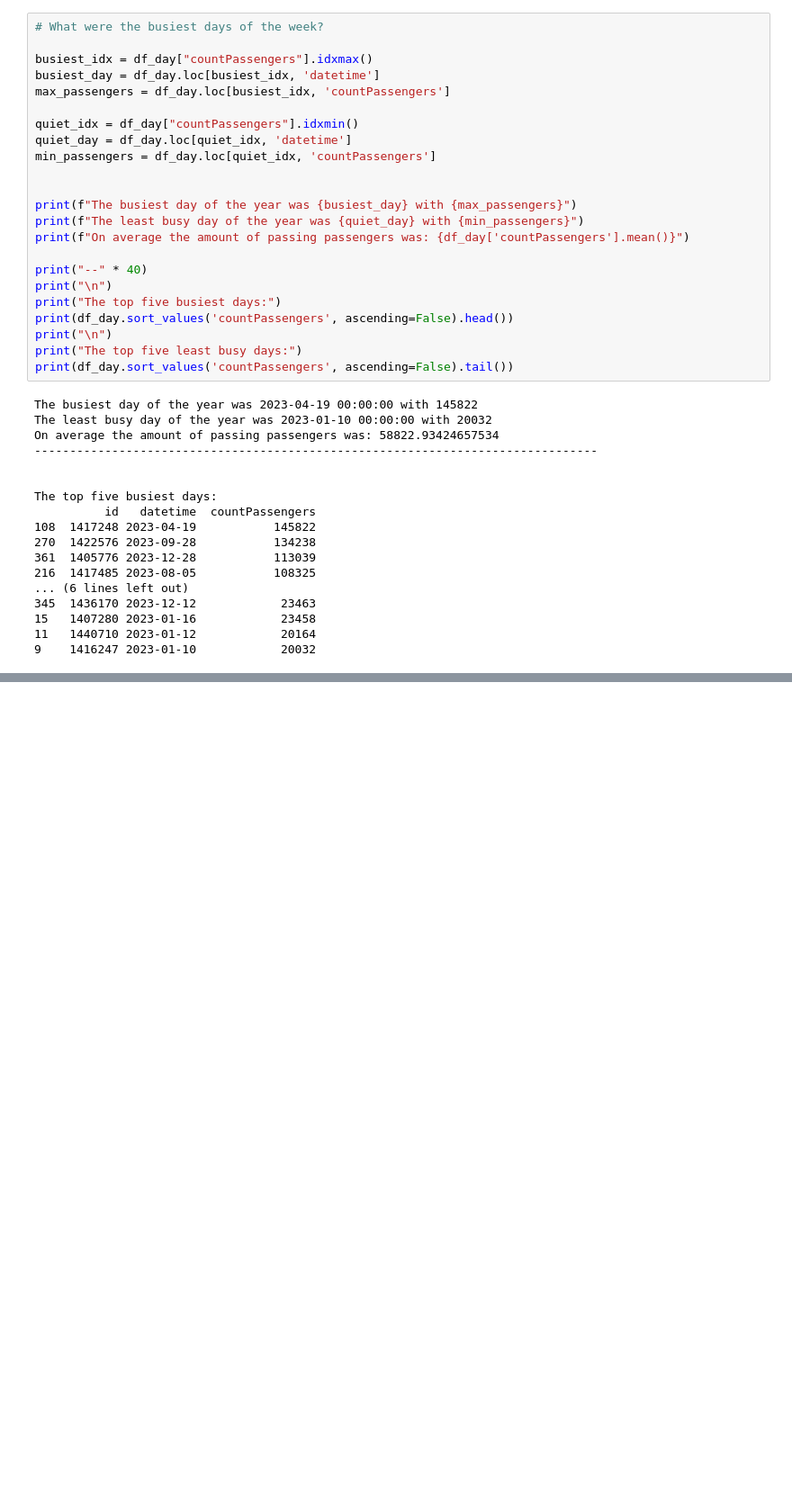
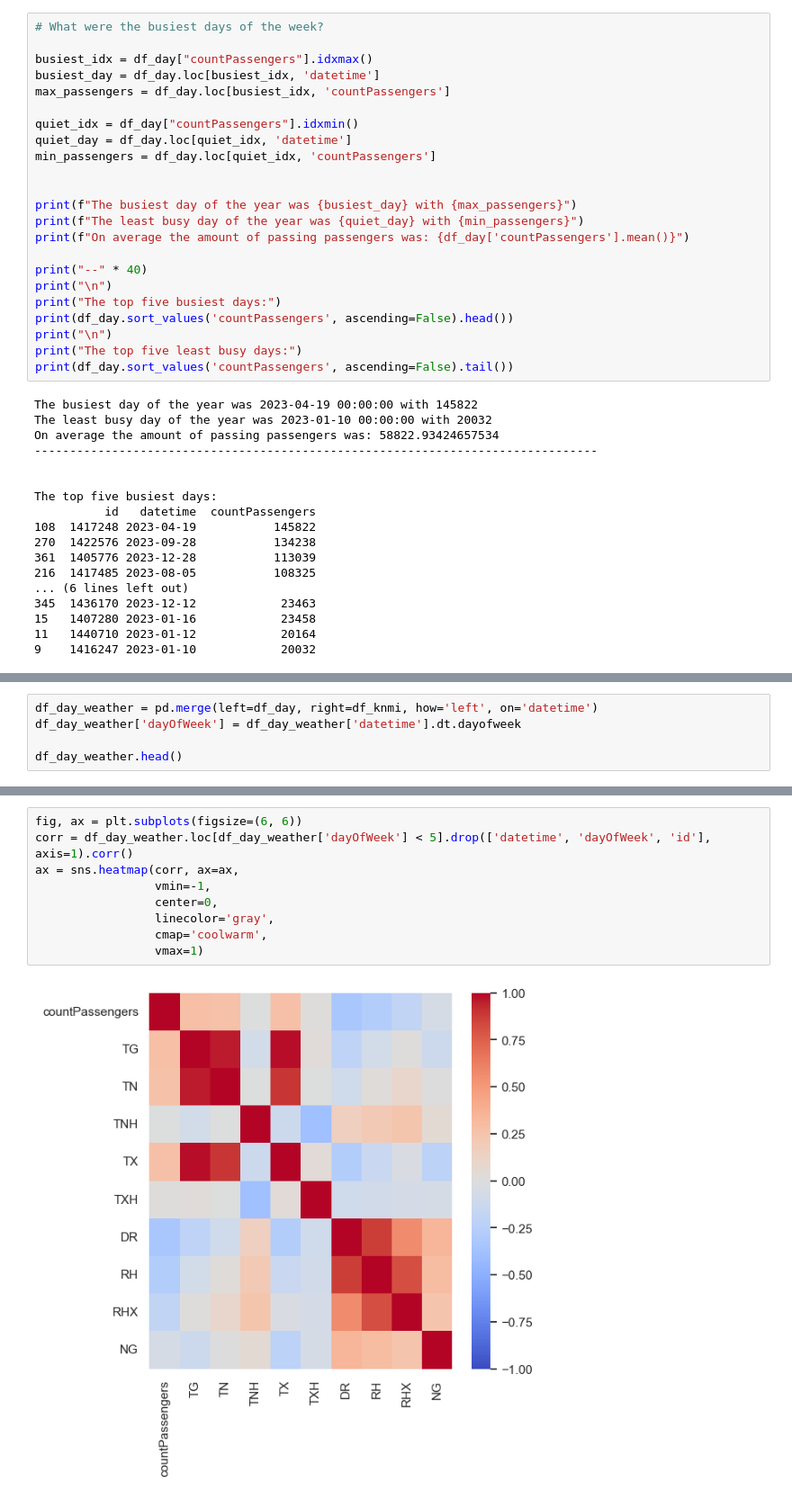
Before and after one commit to SammieKn/ShoppingKalverstraat, a Jupyter notebook: EDA.ipynb, the cells around one changed output, grey strips where cells are left out. Shown at 90% size. Cells and saved outputs as stored; diff of their text form; blank space fills up the shorter version.

```diff
--- a/EDA.ipynb
+++ b/EDA.ipynb
@@ -325,0 +503,5 @@ We try to analyze the traffic at the kalverstraat. For this research the followi
+# %%
+df_day_weather = pd.merge(left=df_day, right=df_knmi, how='left', on='datetime')
+df_day_weather['dayOfWeek'] = df_day_weather['datetime'].dt.dayofweek
+
+df_day_weather.head()
@@ -325,0 +515,11 @@ We try to analyze the traffic at the kalverstraat. For this research the followi
+# %%
+fig, ax = plt.subplots(figsize=(6, 6))
+corr = df_day_weather.loc[df_day_weather['dayOfWeek'] < 5].drop(['datetime', 'dayOfWeek', 'id'], axis=1).corr()
+ax = sns.heatmap(corr, ax=ax,
+                 vmin=-1,
+                 center=0,
+                 linecolor='gray',
+                 cmap='coolwarm',
+                 vmax=1)
+# %% [output]
+[figure, added]
```
Also changed, not shown: parts of 36 cells of this notebook, 4 other files.
